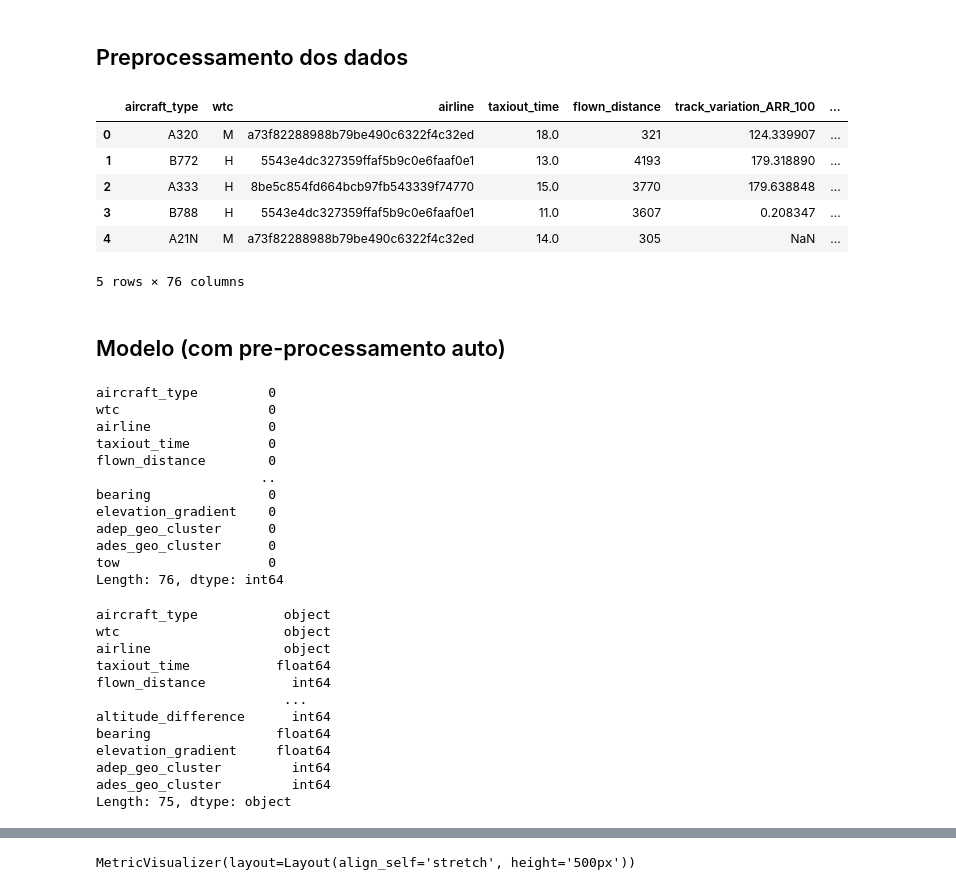
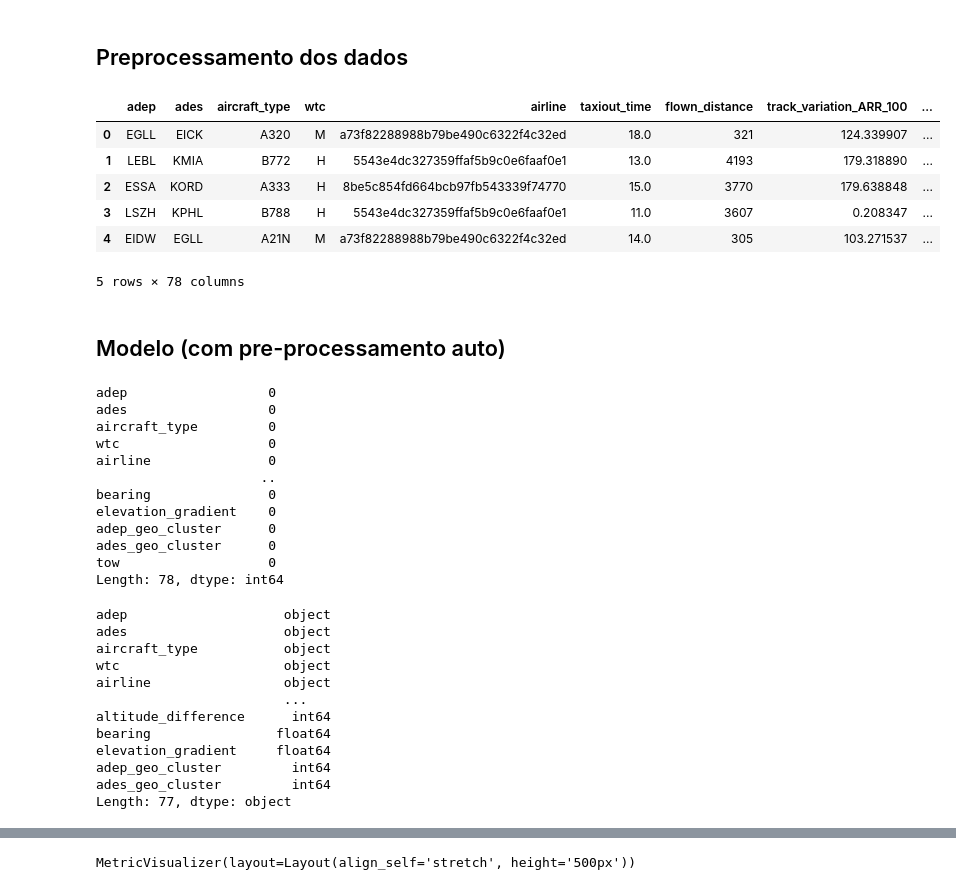
Before and after one commit to PRC-Data-Challenge-2024/team_tiny_rainbow, a Jupyter notebook: catboost.ipynb, the cells around one changed output, grey strips where cells are left out. Saved outputs shown, nothing was run; the diff lists cells and outputs as text; code cells hidden in the pictures.

```diff
--- a/catboost.ipynb
+++ b/catboost.ipynb
@@ -6,28 +6,28 @@ import numpy as np
 # %%
 # Load the dataset after the exploratory data analysis
 # challenge_set_updated = pd.read_csv("./data/challenge_set_updated_v7.csv")
-challenge_set_updated = pd.read_csv("./data/challenge_set_updated_v8.csv")
+challenge_set_updated = pd.read_csv("./data/challenge_set_updated_v9.csv")
 submission_set = pd.read_csv("./data/submission_set.csv")
 # submission_set_updated = pd.read_csv("./data/submission_set_updated_v7.csv")
-submission_set_updated = pd.read_csv("./data/submission_set_updated_v8.csv")
+submission_set_updated = pd.read_csv("./data/submission_set_updated_v9.csv")
 
 # If necessary change this part to test the model before the training process
 df = challenge_set_updated.iloc[:,:]
 # df = challenge_set_updated.sample(frac=0.001)
 
 # Separating features and target variable
 X = df.drop('tow', axis=1)
 y = df['tow']
 
 df.head()
 # %% [output]
-|  | aircraft_type | wtc | airline | taxiout_time | flown_distance | track_variation_ARR_100 | ... |
-| 0 | A320 | M | a73f82288988b79be490c6322f4c32ed | 18.0 | 321 | 124.339907 | ... |
-| 1 | B772 | H | 5543e4dc327359ffaf5b9c0e6faaf0e1 | 13.0 | 4193 | 179.318890 | ... |
-| 2 | A333 | H | 8be5c854fd664bcb97fb543339f74770 | 15.0 | 3770 | 179.638848 | ... |
-| 3 | B788 | H | 5543e4dc327359ffaf5b9c0e6faaf0e1 | 11.0 | 3607 | 0.208347 | ... |
-| 4 | A21N | M | a73f82288988b79be490c6322f4c32ed | 14.0 | 305 | NaN | ... |
+|  | adep | ades | aircraft_type | wtc | airline | taxiout_time | flown_distance | track_variation_ARR_100 | ... |
+| 0 | EGLL | EICK | A320 | M | a73f82288988b79be490c6322f4c32ed | 18.0 | 321 | 124.339907 | ... |
+| 1 | LEBL | KMIA | B772 | H | 5543e4dc327359ffaf5b9c0e6faaf0e1 | 13.0 | 4193 | 179.318890 | ... |
+| 2 | ESSA | KORD | A333 | H | 8be5c854fd664bcb97fb543339f74770 | 15.0 | 3770 | 179.638848 | ... |
+| 3 | LSZH | KPHL | B788 | H | 5543e4dc327359ffaf5b9c0e6faaf0e1 | 11.0 | 3607 | 0.208347 | ... |
+| 4 | EIDW | EGLL | A21N | M | a73f82288988b79be490c6322f4c32ed | 14.0 | 305 | 103.271537 | ... |
-5 rows × 76 columns
+5 rows × 78 columns
 # %% [markdown]
 ## Modelo (com pre-processamento auto)
 # %%
@@ -61,36 +63,36 @@ cat_names = ['aircraft_type',
 null_value_stats = df.isnull().sum(axis=0)
 print(null_value_stats)
 # %% [output]
+adep                  0
+ades                  0
 aircraft_type         0
 wtc                   0
 airline               0
-taxiout_time          0
-flown_distance        0
                      ..
 bearing               0
 elevation_gradient    0
 adep_geo_cluster      0
 ades_geo_cluster      0
 tow                   0
-Length: 76, dtype: int64
+Length: 78, dtype: int64
 # %%
 X = df.drop('tow', axis=1)
 y = df.tow
 # %%
 print(X.dtypes)
 # %% [output]
+adep                    object
+ades                    object
 aircraft_type           object
 wtc                     object
 airline                 object
-taxiout_time           float64
-flown_distance           int64
                         ...
 altitude_difference      int64
 bearing                float64
 elevation_gradient     float64
 adep_geo_cluster         int64
 ades_geo_cluster         int64
-Length: 75, dtype: object
+Length: 77, dtype: object
 # %%
 from sklearn.model_selection import train_test_split
 
```
Also changed, not shown: parts of 14 cells of this notebook.
